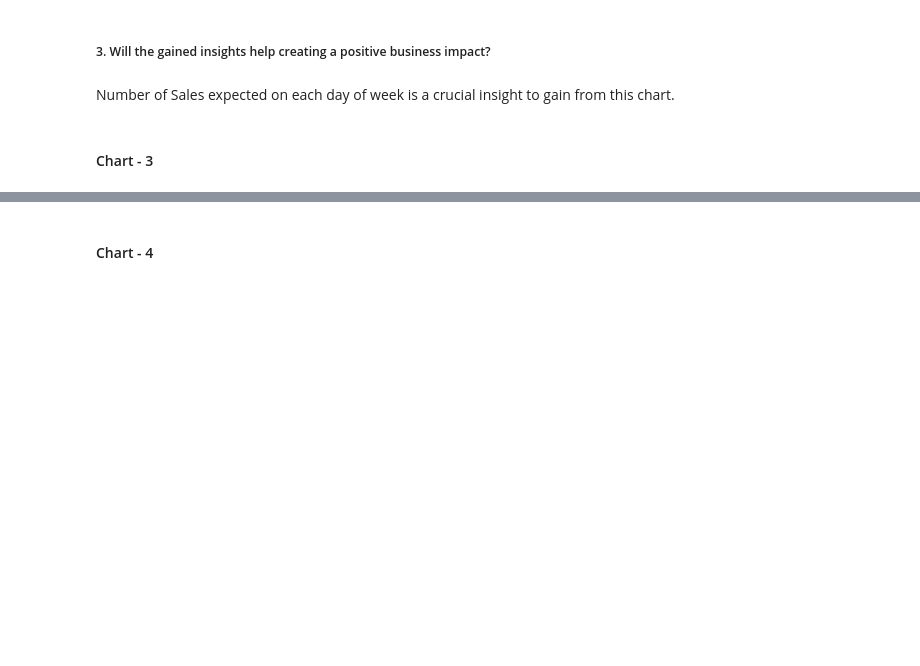
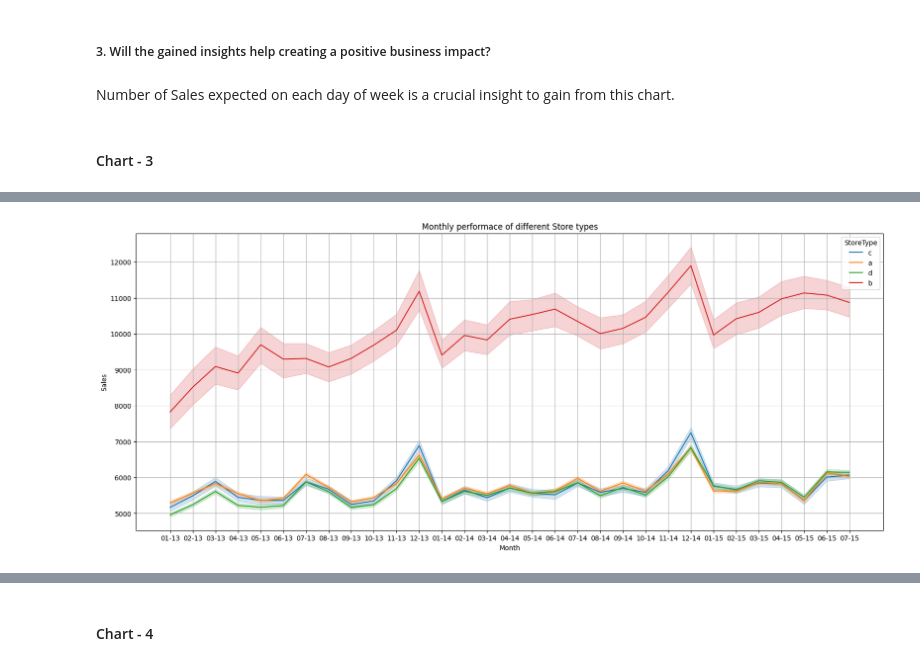
Before and after one commit to MrMRaut/Drug-Stores-Sales-Analysis-and-Prediction, a Jupyter notebook: 1151 Drug Stores Sales Data.ipynb, the cells around one changed output, grey strips where cells are left out. Drawn from its saved outputs; the diff is of its cells as text; code cells hidden in the pictures; blank space fills up the shorter version.

```diff
--- a/1151 Drug Stores Sales Data.ipynb
+++ b/1151 Drug Stores Sales Data.ipynb
@@ -393,0 +370,3 @@ sns.barplot(x = df.DayOfWeek,
+# %%
+sd['mnth_yr'] = sd['Date'].apply(lambda x: x.strftime('%m-%y'))
+sd.mnth_yr
@@ -393,0 +386,12 @@ sns.barplot(x = df.DayOfWeek,
+# %%
+plt.figure(figsize=(20,8))
+sns.lineplot(x = sd.mnth_yr, y = sd.Sales, hue=sd.StoreType)
+
+plt.grid()
+plt.title('Monthly performace of different Store types')
+plt.xlabel('Month')
+plt.gca().invert_xaxis()
+
+plt.show()
+# %% [output]
+[figure, added]
```
Also changed, not shown: parts of 18 cells of this notebook.
